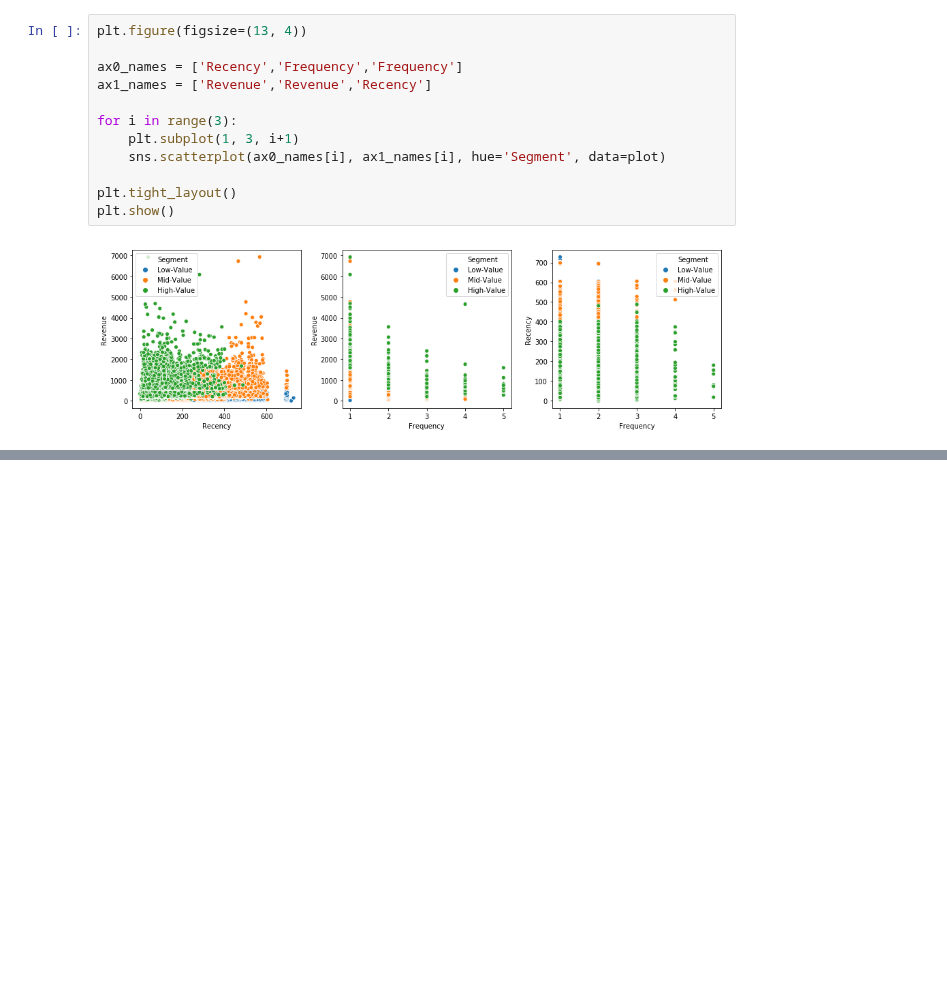
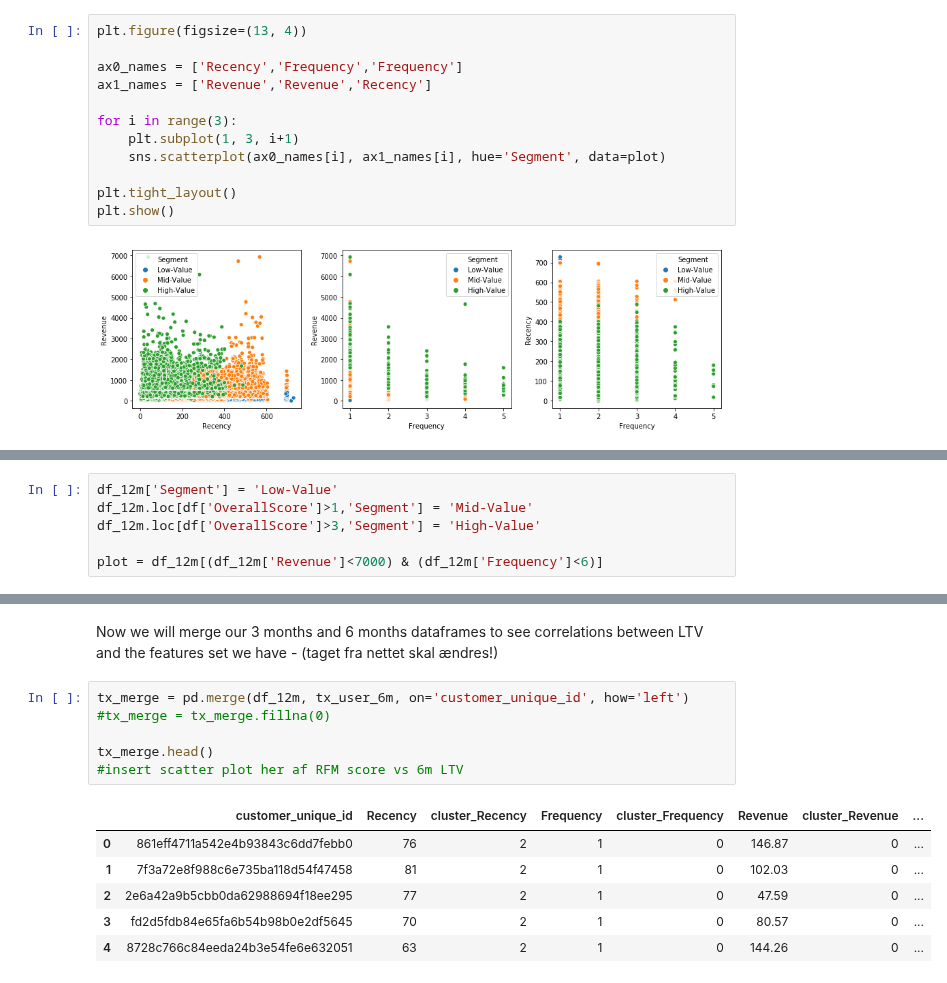
Before and after one commit to MotzWanted/Business_Analytics_Olist, a Jupyter notebook: phase2/Phase_2_part_1.ipynb, the cells around one changed output, grey strips where cells are left out. Cells and saved outputs as stored; diff of their text form; blank space fills up the shorter version.

```diff
--- a/phase2/Phase_2_part_1.ipynb
+++ b/phase2/Phase_2_part_1.ipynb
@@ -148,0 +195,6 @@ plt.show()
+# %%
+df_12m['Segment'] = 'Low-Value'
+df_12m.loc[df['OverallScore']>1,'Segment'] = 'Mid-Value'
+df_12m.loc[df['OverallScore']>3,'Segment'] = 'High-Value'
+
+plot = df_12m[(df_12m['Revenue']<7000) & (df_12m['Frequency']<6)]
@@ -148,0 +227,15 @@ plt.show()
+# %% [markdown]
+Now we will merge our 3 months and 6 months dataframes to see correlations between LTV and the features set we have - (taget fra nettet skal ændres!)
+# %%
+tx_merge = pd.merge(df_12m, tx_user_6m, on='customer_unique_id', how='left')
+#tx_merge = tx_merge.fillna(0)
+
+tx_merge.head()
+#insert scatter plot her af RFM score vs 6m LTV
+# %% [output]
+|  | customer_unique_id | Recency | cluster_Recency | Frequency | cluster_Frequency | Revenue | cluster_Revenue | ... |
+| 0 | 861eff4711a542e4b93843c6dd7febb0 | 76 | 2 | 1 | 0 | 146.87 | 0 | ... |
+| 1 | 7f3a72e8f988c6e735ba118d54f47458 | 81 | 2 | 1 | 0 | 102.03 | 0 | ... |
+| 2 | 2e6a42a9b5cbb0da62988694f18ee295 | 77 | 2 | 1 | 0 | 47.59 | 0 | ... |
+| 3 | fd2d5fdb84e65fa6b54b98b0e2df5645 | 70 | 2 | 1 | 0 | 80.57 | 0 | ... |
+| 4 | 8728c766c84eeda24b3e54fe6e632051 | 63 | 2 | 1 | 0 | 144.26 | 0 | ... |
```
Also changed, not shown: parts of 18 cells of this notebook.
